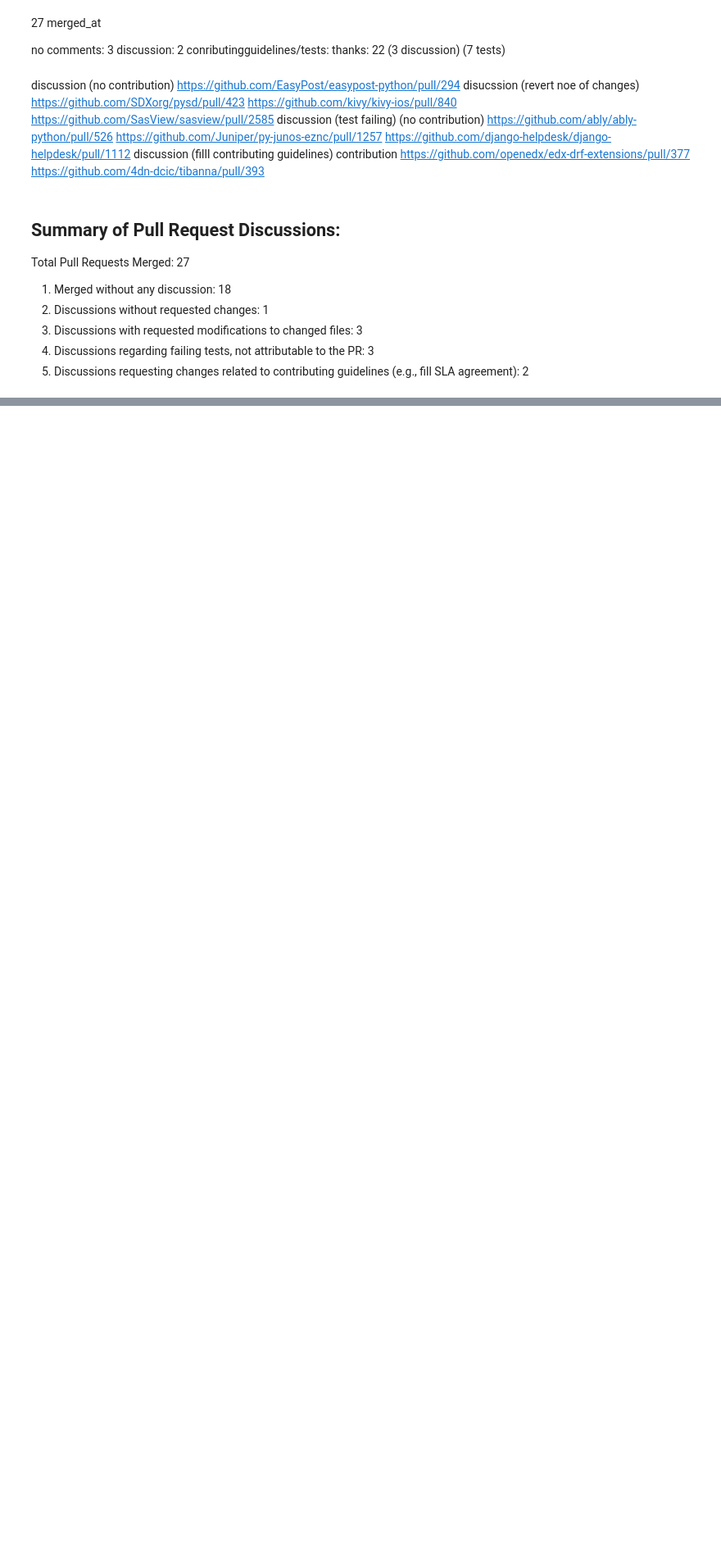
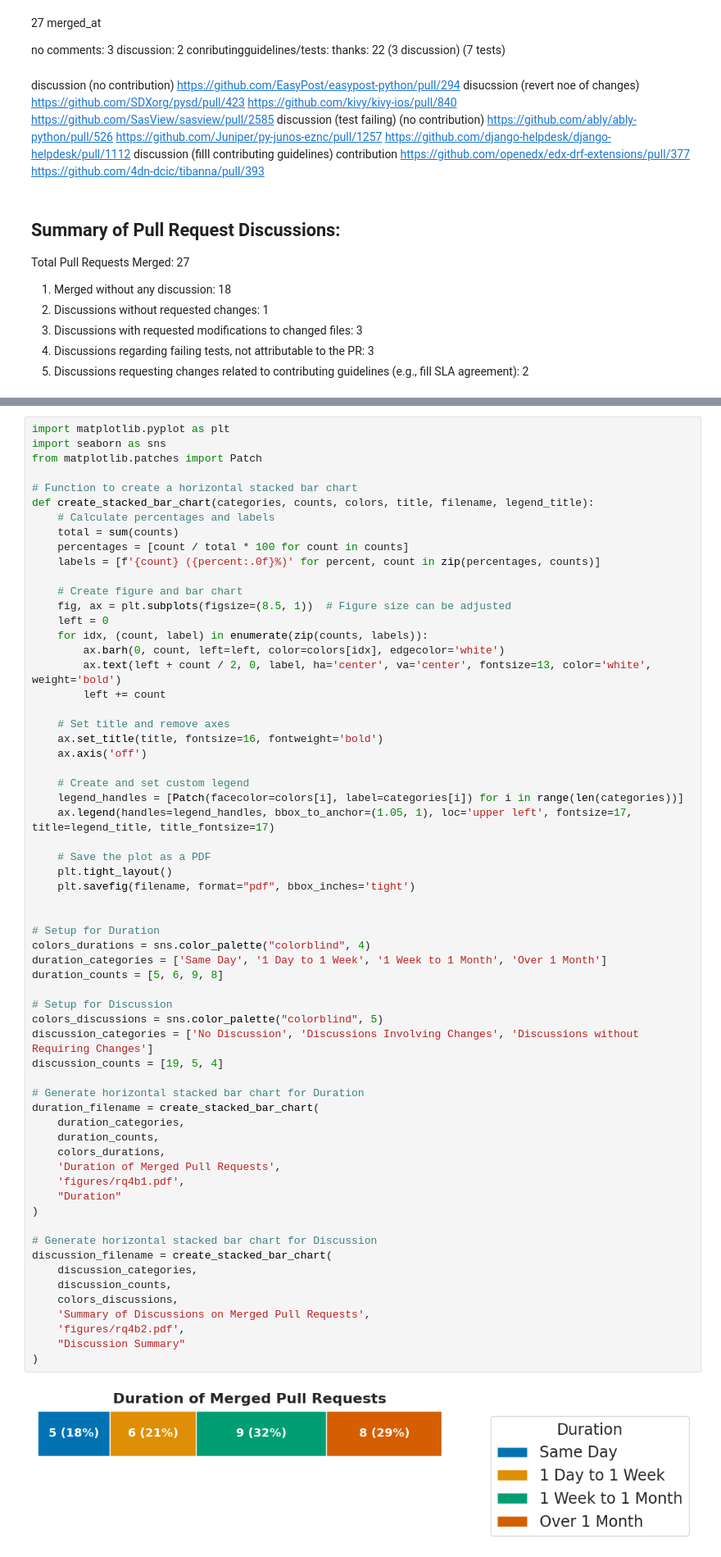
Before and after one commit to gdrosos/bloat-study-artifact, a Jupyter notebook: analysis/rq4.ipynb, the cells around one changed output, grey strips where cells are left out. Shown at 82% size. Cells and saved outputs as stored; diff of their text form; blank space fills up the shorter version.

```diff
--- a/analysis/rq4.ipynb
+++ b/analysis/rq4.ipynb
@@ -305,0 +305,64 @@ plt.savefig("figures/rq4b2.pdf", format="pdf", bbox_inches='tight')
+# %%
+import matplotlib.pyplot as plt
+import seaborn as sns
+from matplotlib.patches import Patch
+
+# Function to create a horizontal stacked bar chart
+def create_stacked_bar_chart(categories, counts, colors, title, filename, legend_title):
+    # Calculate percentages and labels
+    total = sum(counts)
+    percentages = [count / total * 100 for count in counts]
+    labels = [f'{count} ({percent:.0f}%)' for percent, count in zip(percentages, counts)]
+
+    # Create figure and bar chart
+    fig, ax = plt.subplots(figsize=(8.5, 1))  # Figure size can be adjusted
+    left = 0
+    for idx, (count, label) in enumerate(zip(counts, labels)):
+        ax.barh(0, count, left=left, color=colors[idx], edgecolor='white')
+        ax.text(left + count / 2, 0, label, ha='center', va='center', fontsize=13, color='white', weight='bold')
+        left += count
+
+    # Set title and remove axes
+    ax.set_title(title, fontsize=16, fontweight='bold')
+    ax.axis('off')
+
+    # Create and set custom legend
+    legend_handles = [Patch(facecolor=colors[i], label=categories[i]) for i in range(len(categories))]
+    ax.legend(handles=legend_handles, bbox_to_anchor=(1.05, 1), loc='upper left', fontsize=17, title=legend_title, title_fontsize=17)
+
+    # Save the plot as a PDF
+    plt.tight_layout()
+    plt.savefig(filename, format="pdf", bbox_inches='tight')
+
+
+# Setup for Duration
+colors_durations = sns.color_palette("colorblind", 4)
+duration_categories = ['Same Day', '1 Day to 1 Week', '1 Week to 1 Month', 'Over 1 Month']
+duration_counts = [5, 6, 9, 8]
+
+# Setup for Discussion
+colors_discussions = sns.color_palette("colorblind", 5)
+discussion_categories = ['No Discussion', 'Discussions Involving Changes', 'Discussions without Requiring Changes']
+discussion_counts = [19, 5, 4]
+
+# Generate horizontal stacked bar chart for Duration
+duration_filename = create_stacked_bar_chart(
+    duration_categories,
+    duration_counts,
+    colors_durations,
+    'Duration of Merged Pull Requests',
+    'figures/rq4b1.pdf',
+    "Duration"
+)
+
+# Generate horizontal stacked bar chart for Discussion
+discussion_filename = create_stacked_bar_chart(
+    discussion_categories,
+    discussion_counts,
+    colors_discussions,
+    'Summary of Discussions on Merged Pull Requests',
+    'figures/rq4b2.pdf',
+    "Discussion Summary"
+)
+# %% [output]
+[figure, added]
```
Also changed, not shown: parts of 4 cells of this notebook, 10 other files.
